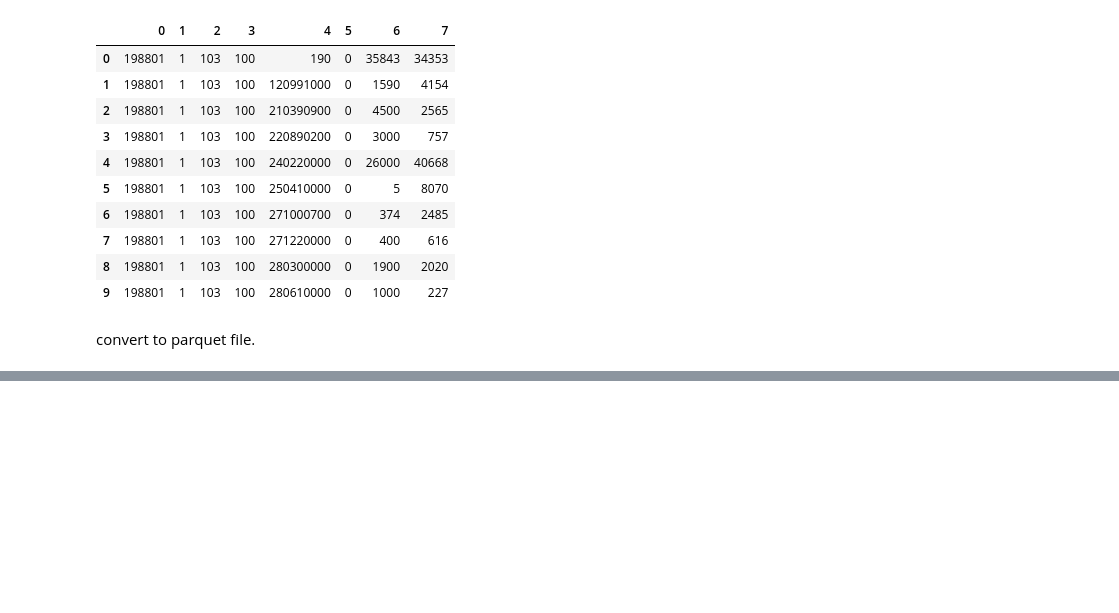
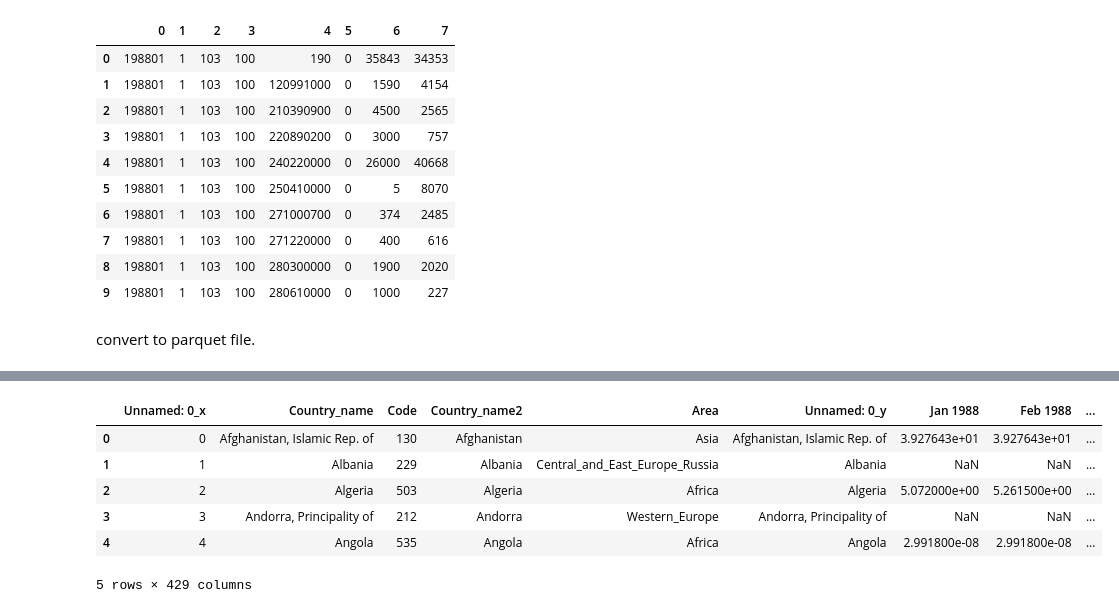
Before and after one commit to macs30123-s23/final-project-ayako, a Jupyter notebook: upload_data.ipynb, the cells around one changed output, grey strips where cells are left out. Cells and saved outputs as stored; diff of their text form; code cells hidden in the pictures; blank space fills up the shorter version.

```diff
--- a/upload_data.ipynb
+++ b/upload_data.ipynb
@@ -45,0 +169,10 @@ s3.upload_file("dataset/trade_1988_2020.parquet", "trade-final-project-bucket",
+# %%
+new_data2.head()
+# %% [output]
+|  | Unnamed: 0_x | Country_name | Code | Country_name2 | Area | Unnamed: 0_y | Jan 1988 | Feb 1988 | ... |
+| 0 | 0 | Afghanistan, Islamic Rep. of | 130 | Afghanistan | Asia | Afghanistan, Islamic Rep. of | 3.927643e+01 | 3.927643e+01 | ... |
+| 1 | 1 | Albania | 229 | Albania | Central_and_East_Europe_Russia | Albania | NaN | NaN | ... |
+| 2 | 2 | Algeria | 503 | Algeria | Africa | Algeria | 5.072000e+00 | 5.261500e+00 | ... |
+| 3 | 3 | Andorra, Principality of | 212 | Andorra | Western_Europe | Andorra, Principality of | NaN | NaN | ... |
+| 4 | 4 | Angola | 535 | Angola | Africa | Angola | 2.991800e-08 | 2.991800e-08 | ... |
+5 rows × 429 columns
```
Also changed, not shown: parts of 28 cells of this notebook, 1 other file.
